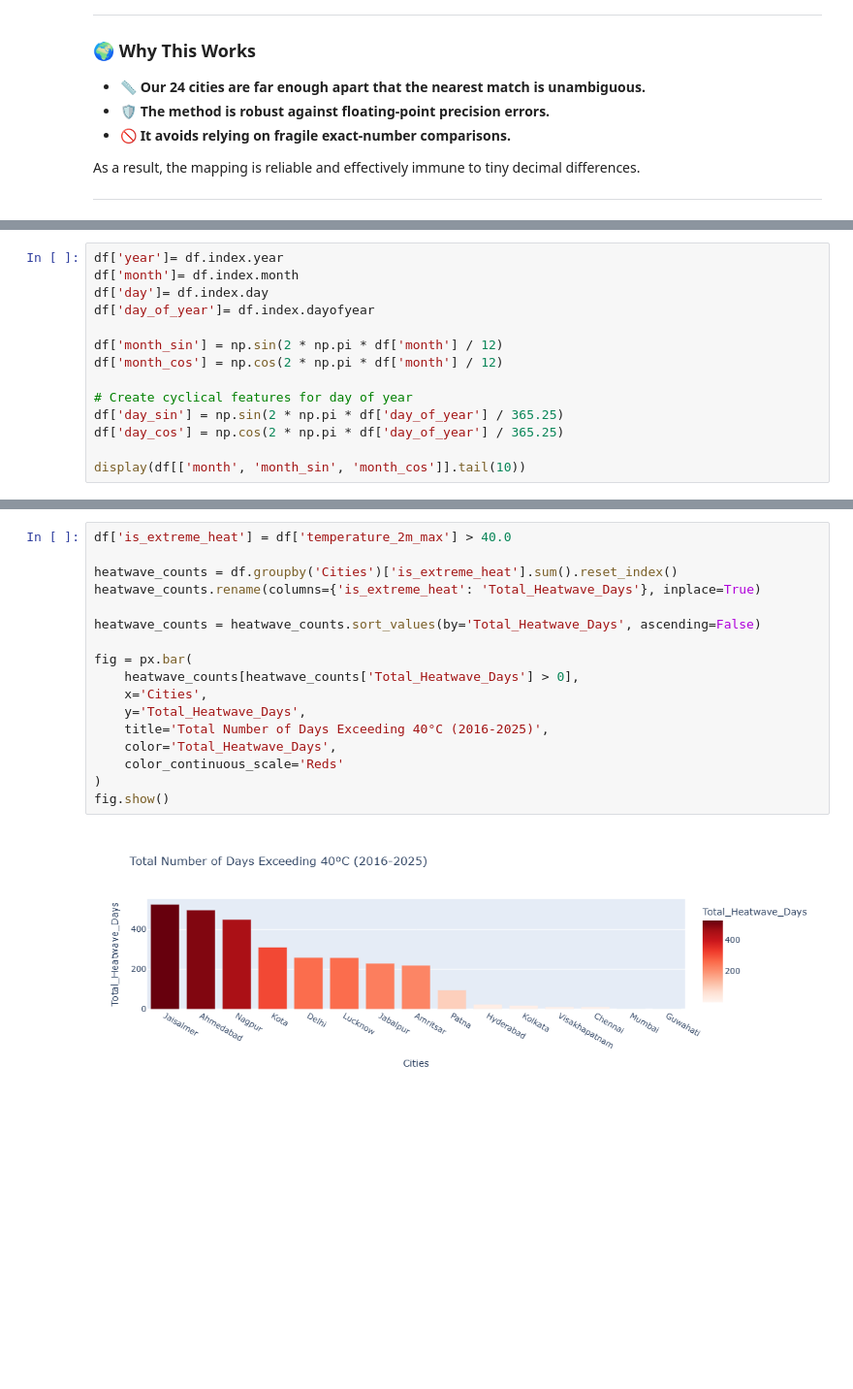
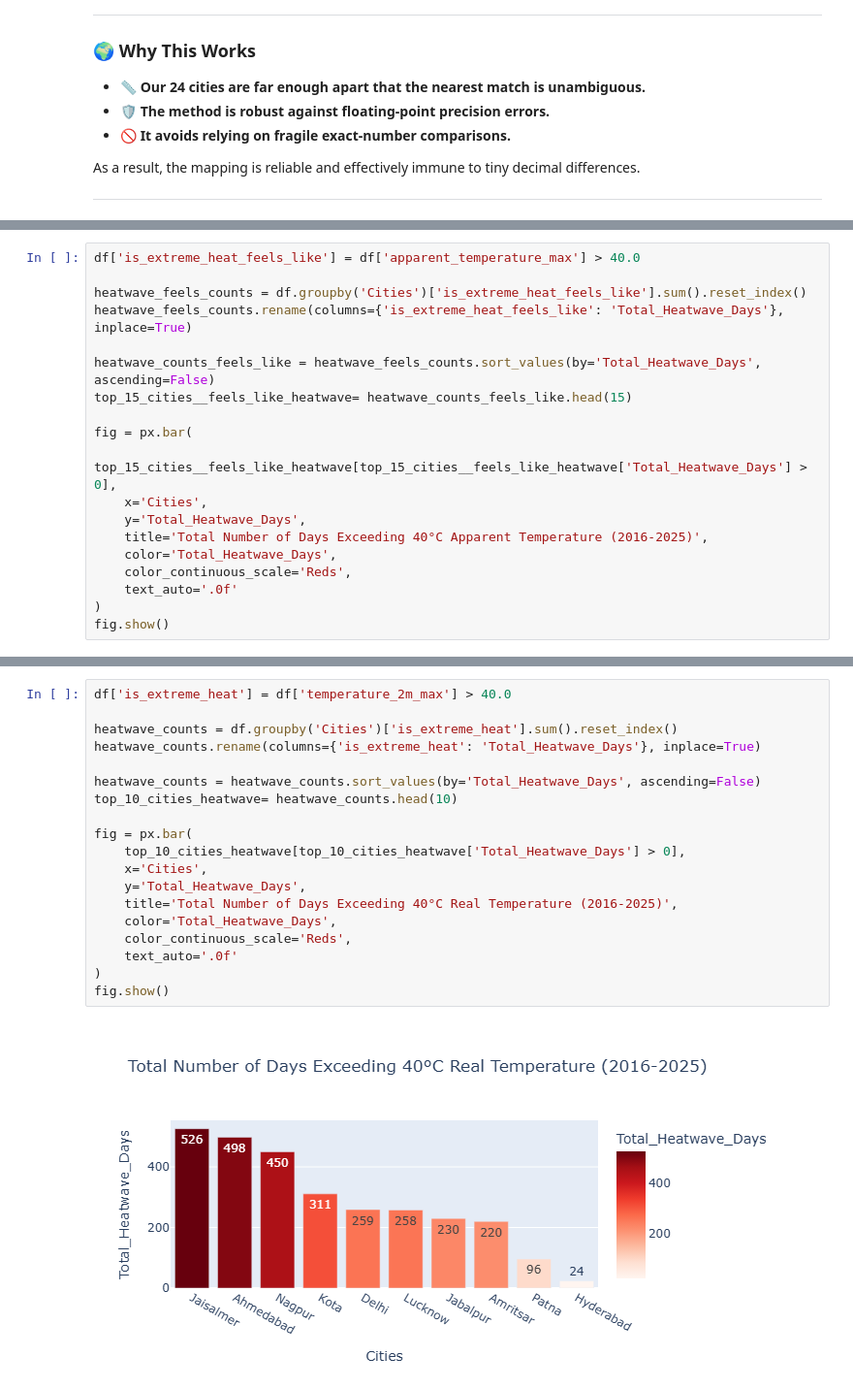
Before and after one commit to Harkeerat9406/Weather_Data_Analysis, a Jupyter notebook: Weather_Analysis.ipynb, the cells around one changed output, grey strips where cells are left out. Shown at 97% size. Cells and saved outputs as stored; diff of their text form; blank space fills up the shorter version.

```diff
--- a/Weather_Analysis.ipynb
+++ b/Weather_Analysis.ipynb
@@ -539,14 +494,0 @@ As a result, the mapping is reliable and effectively immune to tiny decimal diff
-# %%
-df['year']= df.index.year
-df['month']= df.index.month
-df['day']= df.index.day
-df['day_of_year']= df.index.dayofyear
-
-df['month_sin'] = np.sin(2 * np.pi * df['month'] / 12)
-df['month_cos'] = np.cos(2 * np.pi * df['month'] / 12)
-
-# Create cyclical features for day of year
-df['day_sin'] = np.sin(2 * np.pi * df['day_of_year'] / 365.25)
-df['day_cos'] = np.cos(2 * np.pi * df['day_of_year'] / 365.25)
-
-display(df[['month', 'month_sin', 'month_cos']].tail(10))
@@ -729,0 +588,19 @@ display(temp_change_ranking)
+# %%
+df['is_extreme_heat_feels_like'] = df['apparent_temperature_max'] > 40.0
+
+heatwave_feels_counts = df.groupby('Cities')['is_extreme_heat_feels_like'].sum().reset_index()
+heatwave_feels_counts.rename(columns={'is_extreme_heat_feels_like': 'Total_Heatwave_Days'}, inplace=True)
+
+heatwave_counts_feels_like = heatwave_feels_counts.sort_values(by='Total_Heatwave_Days', ascending=False)
+top_15_cities__feels_like_heatwave= heatwave_counts_feels_like.head(15)
+
+fig = px.bar(
+    top_15_cities__feels_like_heatwave[top_15_cities__feels_like_heatwave['Total_Heatwave_Days'] > 0],
+    x='Cities',
+    y='Total_Heatwave_Days',
+    title='Total Number of Days Exceeding 40°C Apparent Temperature (2016-2025)',
+    color='Total_Heatwave_Days',
+    color_continuous_scale='Reds',
+    text_auto='.0f'
+)
+fig.show()
@@ -730,19 +609,21 @@ display(temp_change_ranking)
 # %%
 df['is_extreme_heat'] = df['temperature_2m_max'] > 40.0
 
 heatwave_counts = df.groupby('Cities')['is_extreme_heat'].sum().reset_index()
 heatwave_counts.rename(columns={'is_extreme_heat': 'Total_Heatwave_Days'}, inplace=True)
 
 heatwave_counts = heatwave_counts.sort_values(by='Total_Heatwave_Days', ascending=False)
+top_10_cities_heatwave= heatwave_counts.head(10)
 
 fig = px.bar(
-    heatwave_counts[heatwave_counts['Total_Heatwave_Days'] > 0],
+    top_10_cities_heatwave[top_10_cities_heatwave['Total_Heatwave_Days'] > 0],
     x='Cities',
     y='Total_Heatwave_Days',
-    title='Total Number of Days Exceeding 40°C (2016-2025)',
+    title='Total Number of Days Exceeding 40°C Real Temperature (2016-2025)',
     color='Total_Heatwave_Days',
-    color_continuous_scale='Reds'
+    color_continuous_scale='Reds',
+    text_auto='.0f'
 )
 fig.show()
 # %% [output]
-[figure, old version]
+[figure, new version]
```
Also changed, not shown: parts of 62 cells of this notebook, 19 other files.
